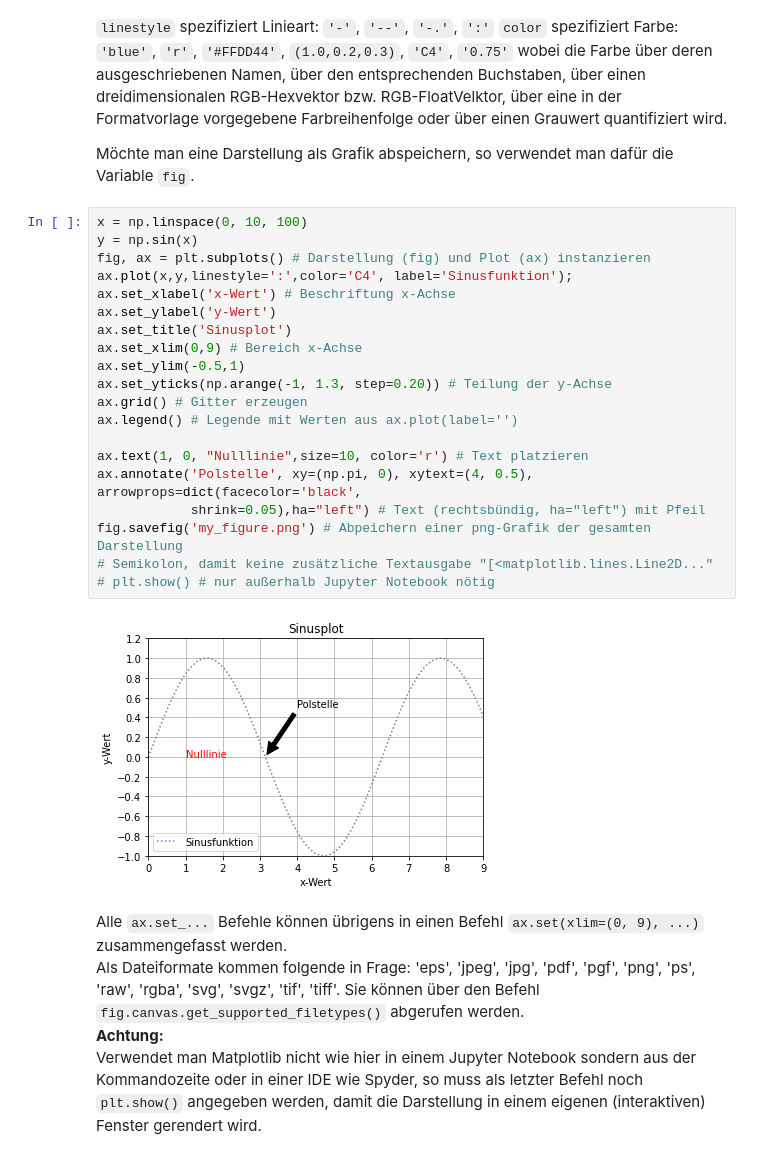
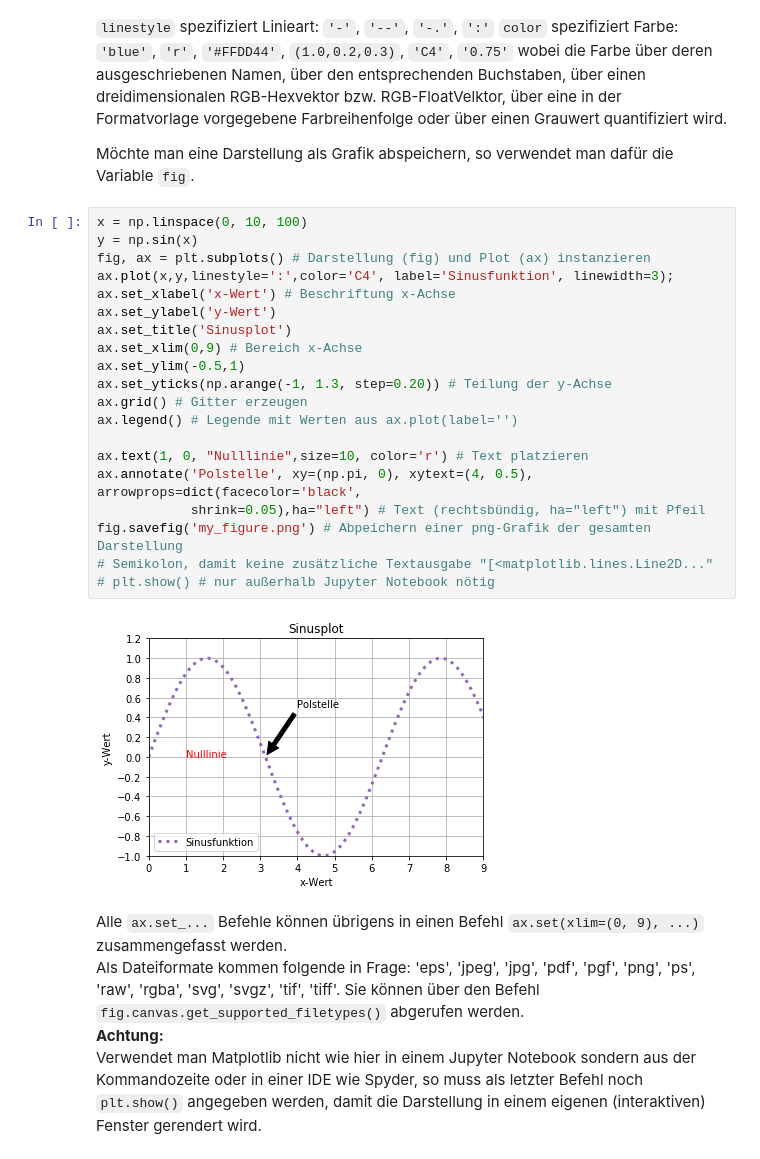
Before and after one commit to StefanMack/Matplotlib, a Jupyter notebook: matplotlibOop.ipynb, the cells around one changed output. Cells and saved outputs as stored; diff of their text form.

```diff
--- a/matplotlibOop.ipynb
+++ b/matplotlibOop.ipynb
@@ -54,25 +54,25 @@ Möchte man eine Darstellung als Grafik abspeichern, so verwendet man dafür die
 # %%
 x = np.linspace(0, 10, 100)
 y = np.sin(x)
 fig, ax = plt.subplots() # Darstellung (fig) und Plot (ax) instanzieren
-ax.plot(x,y,linestyle=':',color='C4', label='Sinusfunktion');
+ax.plot(x,y,linestyle=':',color='C4', label='Sinusfunktion', linewidth=3);
 ax.set_xlabel('x-Wert') # Beschriftung x-Achse
 ax.set_ylabel('y-Wert')
 ax.set_title('Sinusplot')
 ax.set_xlim(0,9) # Bereich x-Achse
 ax.set_ylim(-0.5,1)
 ax.set_yticks(np.arange(-1, 1.3, step=0.20)) # Teilung der y-Achse
 ax.grid() # Gitter erzeugen
 ax.legend() # Legende mit Werten aus ax.plot(label='')
 
 ax.text(1, 0, "Nulllinie",size=10, color='r') # Text platzieren
 ax.annotate('Polstelle', xy=(np.pi, 0), xytext=(4, 0.5), arrowprops=dict(facecolor='black',
             shrink=0.05),ha="left") # Text (rechtsbündig, ha="left") mit Pfeil
 fig.savefig('my_figure.png') # Abpeichern einer png-Grafik der gesamten Darstellung
 # Semikolon, damit keine zusätzliche Textausgabe "[<matplotlib.lines.Line2D..."
 # plt.show() # nur außerhalb Jupyter Notebook nötig
 # %% [output]
-[figure, old version]
+[figure, new version]
 # %% [markdown]
 Alle ``ax.set_...`` Befehle können übrigens in einen Befehl ``ax.set(xlim=(0, 9), ...)`` zusammengefasst werden.
 Als Dateiformate kommen folgende in Frage: 'eps', 'jpeg', 'jpg', 'pdf', 'pgf', 'png', 'ps', 'raw', 'rgba', 'svg', 'svgz', 'tif', 'tiff'. Sie können über den Befehl ``fig.canvas.get_supported_filetypes()`` abgerufen werden.
```
Also changed, not shown: parts of 12 cells of this notebook.
